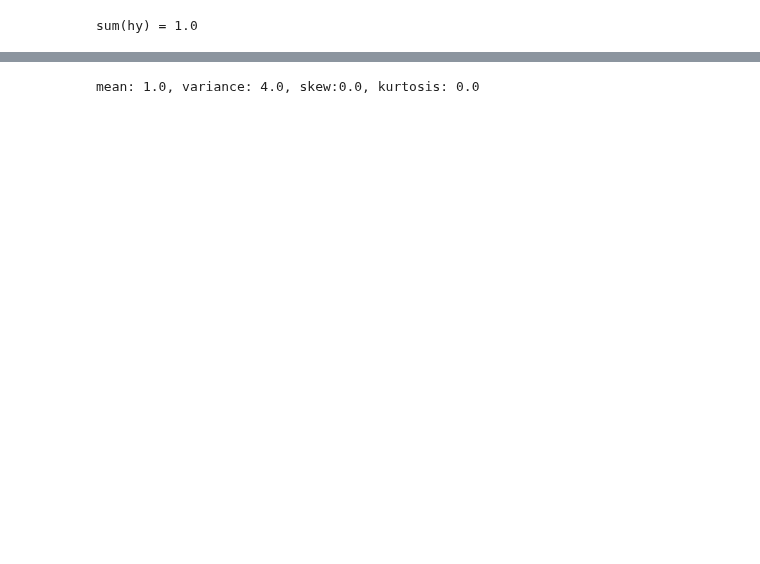
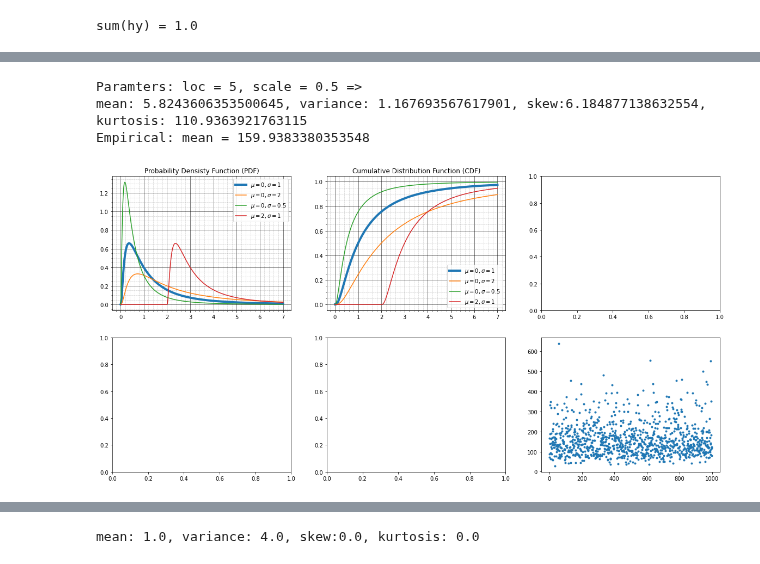
Before and after one commit to tomafischer/ai_geeks, a Jupyter notebook: statistics/Distributions_Descriptive_snippets.ipynb, the cells around one changed output, grey strips where cells are left out. Drawn from its saved outputs; the diff is of its cells as text; code cells hidden in the pictures; blank space fills up the shorter version.

Commit message:
added lognormal distribution

```diff
--- a/statistics/Distributions_Descriptive_snippets.ipynb
+++ b/statistics/Distributions_Descriptive_snippets.ipynb
@@ -151,0 +168,56 @@ array([-0.99086769, -0.48071986,  0.02942798,  0.53957581,  1.04972364,
+# %%
+#####
+#.  Empiricaln log-normal
+#####
+N= 500
+n = 1000
+shift = 5
+stretch = .5
+
+data_log_normal = stretch * np.random.randn(n) + shift
+data_log_normal = np.exp(data_log_normal)
+
+mean, var, skew, kurt = stats.lognorm.stats(moments='mvsk', s=1, scale=stretch, loc =shift)
+print(f"Paramters: loc = {shift}, scale = {stretch} =>\nmean: {mean}, variance: {var}, skew:{skew}, kurtosis: {kurt}")
+print(f"Empirical: mean = {np.mean(data_log_normal)}")
+
+fig, axs = plt.subplots(2,3, figsize=(20,10))
+
+ax = axs[0][0]
+x = np.linspace(0.001,7, N )
+ax.set_title("Probability Densisty Function (PDF)")
+ax.plot(x,stats.lognorm.pdf(x, s=1), label ="$\mu =0, \sigma =1$", linewidth = 4)
+ax.plot(x, stats.lognorm.pdf(x, s=1,loc=0, scale =2), label ="$\mu =0, \sigma =2$")
+ax.plot(x, stats.lognorm.pdf(x, s=1, loc=0, scale =0.5), label="$\mu = 0, \sigma = 0.5$" )
+ax.plot(x, stats.lognorm.pdf(x, s=1, loc=2, scale =1), label ="$\mu =2, \sigma = 1$ ")
+ax.legend()
+ax.grid(True)
+ax.minorticks_on()
+ax.grid(which='major', linestyle='-', linewidth='0.5', color='black')
+ax.grid(which='minor', linestyle=':', linewidth='0.5', color='gray')
+
+ax = axs[0][1]
+x = np.linspace(0.001,7, N )
+ax.set_title("Cumulative Distribution Function (CDF)")
+ax.plot(x,stats.lognorm.cdf(x, s=1), label ="$\mu =0, \sigma =1$", linewidth = 4)
+ax.plot(x, stats.lognorm.cdf(x, s=1,loc=0, scale =2), label ="$\mu =0, \sigma =2$")
+ax.plot(x, stats.lognorm.cdf(x, s=1, loc=0, scale =0.5), label="$\mu = 0, \sigma = 0.5$" )
+ax.plot(x, stats.lognorm.cdf(x, s=1, loc=2, scale =1), label ="$\mu =2, \sigma = 1$ ")
+ax.legend()
+ax.grid(True)
+ax.minorticks_on()
+ax.grid(which='major', linestyle='-', linewidth='0.5', color='black')
+ax.grid(which='minor', linestyle=':', linewidth='0.5', color='gray')
+
+
+#### first plot - data
+ax = axs[1][2]
+ax.plot(data_log_normal,'.')
+
+
+plt.show()
+# %% [output]
+Paramters: loc = 5, scale = 0.5 =>
+mean: 5.8243606353500645, variance: 1.167693567617901, skew:6.184877138632554, kurtosis: 110.9363921763115
+Empirical: mean = 159.9383380353548
+[figure, added]
```
Also changed, not shown: parts of 6 cells of this notebook.
